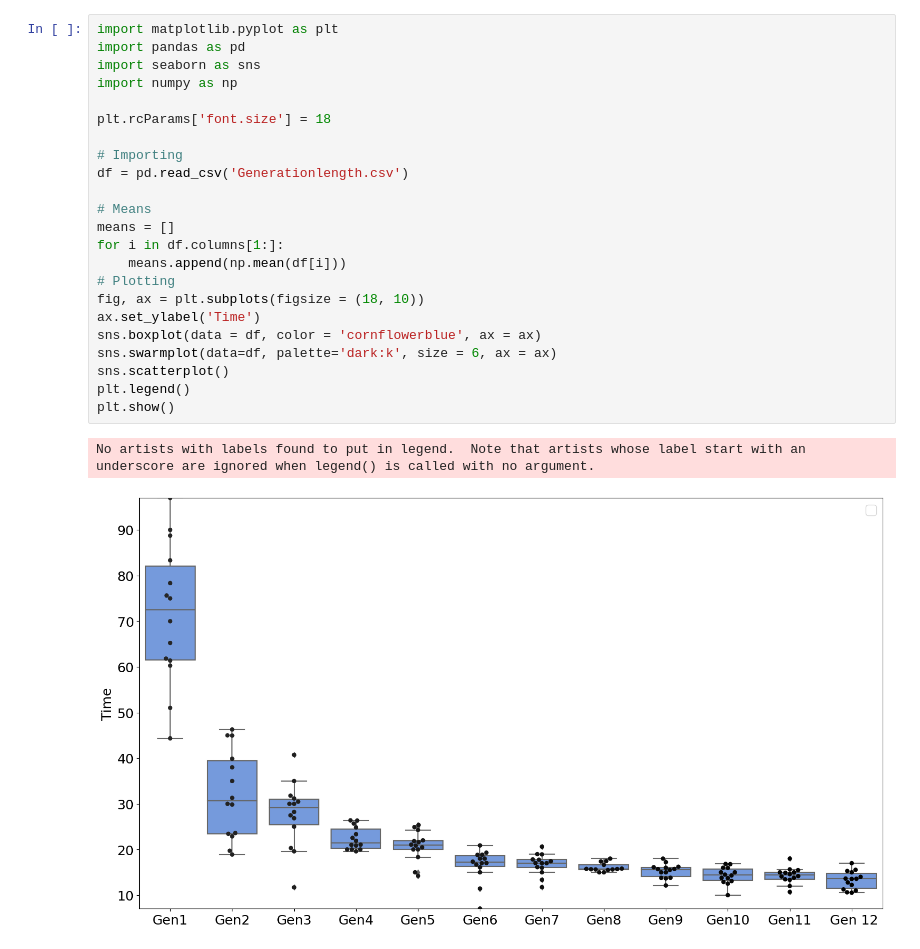
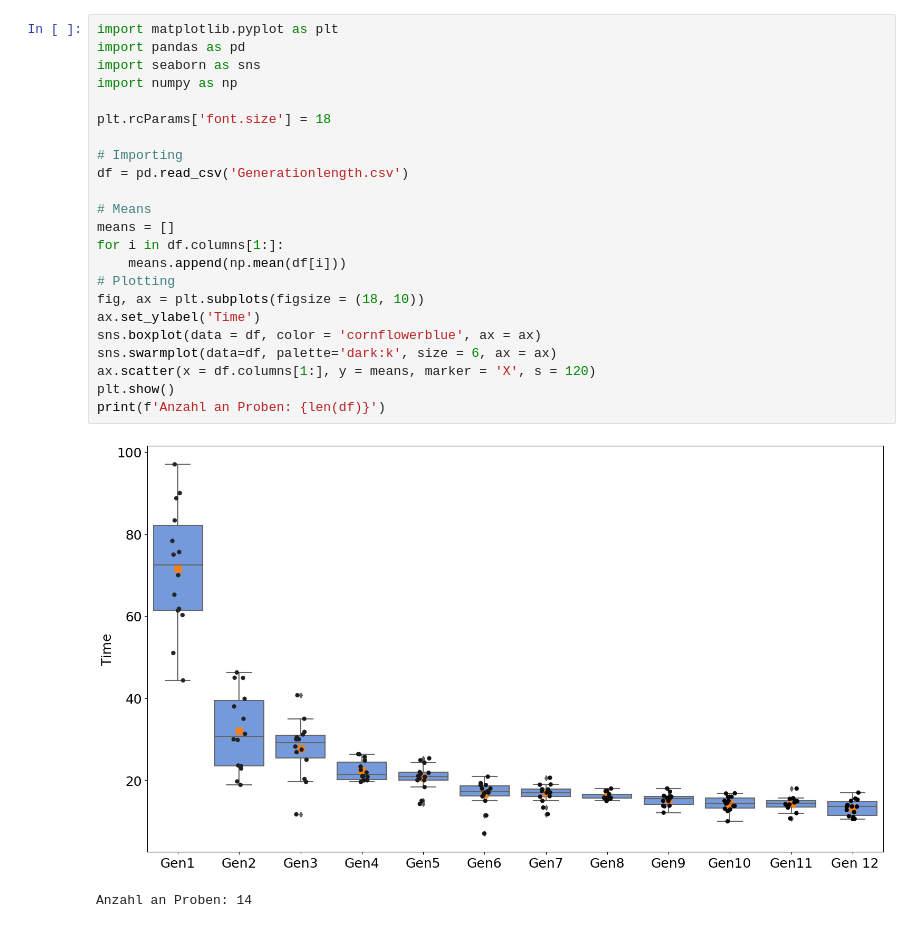
Before and after one commit to GustavKS/Fachkurs_Projekt, a Jupyter notebook: plotting.ipynb, the cells around one changed output. Cells and saved outputs as stored; diff of their text form.

```diff
--- a/plotting.ipynb
+++ b/plotting.ipynb
@@ -1,26 +1,26 @@
 # %%
 import matplotlib.pyplot as plt
 import pandas as pd
 import seaborn as sns
 import numpy as np
 
 plt.rcParams['font.size'] = 18
 
 # Importing
 df = pd.read_csv('Generationlength.csv')
 
 # Means
 means = []
 for i in df.columns[1:]:
     means.append(np.mean(df[i]))
 # Plotting
 fig, ax = plt.subplots(figsize = (18, 10))
 ax.set_ylabel('Time')
 sns.boxplot(data = df, color = 'cornflowerblue', ax = ax)
 sns.swarmplot(data=df, palette='dark:k', size = 6, ax = ax)
-sns.scatterplot()
-plt.legend()
+ax.scatter(x = df.columns[1:], y = means, marker = 'X', s = 120)
 plt.show()
+print(f'Anzahl an Proben: {len(df)}')
 # %% [output]
+[figure, new version]
-No artists with labels found to put in legend.  Note that artists whose label start with an underscore are ignored when legend() is called with no argument.
+Anzahl an Proben: 14
-[figure, old version]
```
